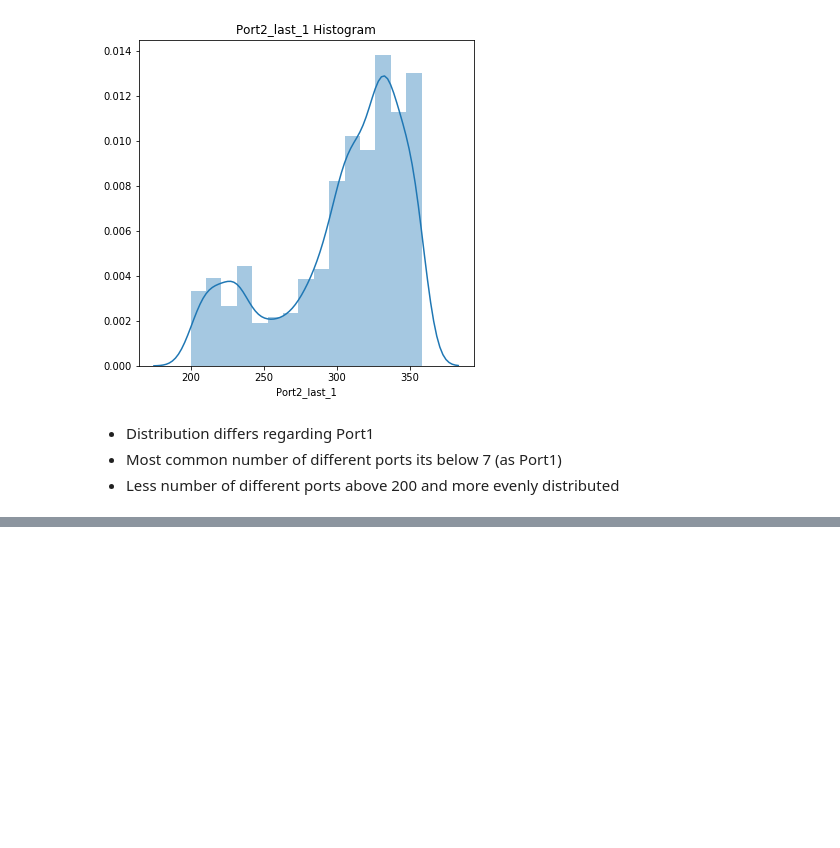
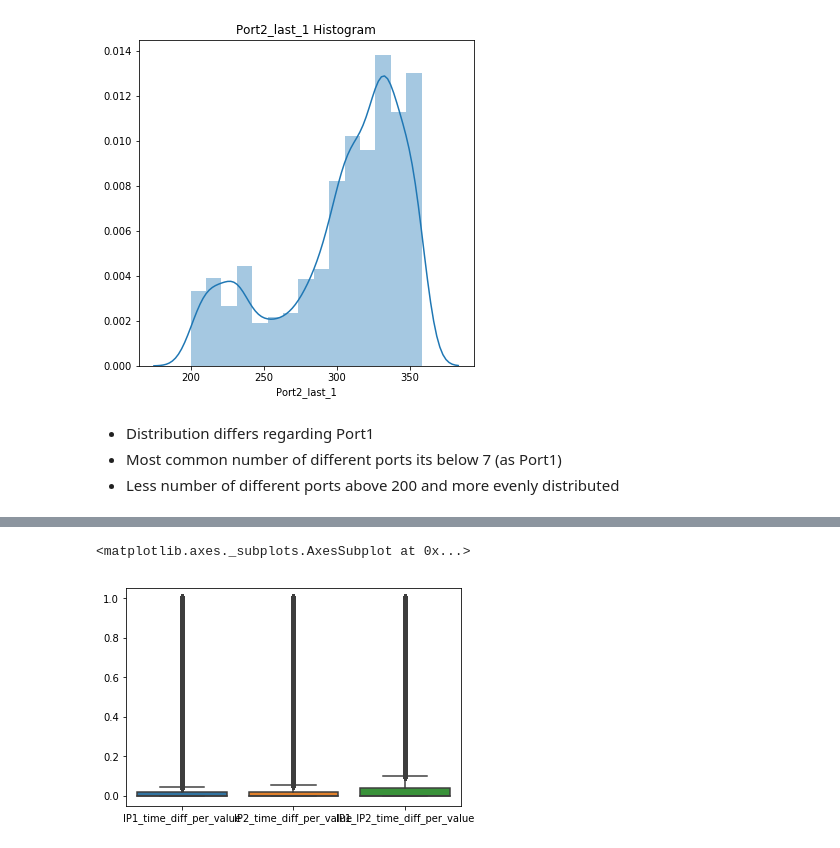
Before and after one commit to Gonmeso/TFM_Anomaly_Detection, a Jupyter notebook: src/EDA/EDA-Numerical_variables.ipynb, the cells around one changed output, grey strips where cells are left out. Saved outputs shown, nothing was run; the diff lists cells and outputs as text; code cells hidden in the pictures; blank space fills up the shorter version.

```diff
--- a/src/EDA/EDA-Numerical_variables.ipynb
+++ b/src/EDA/EDA-Numerical_variables.ipynb
@@ -376,0 +397,9 @@ plot_hist(data[idx_above], 'Port2_last_1', 15)
+# %%
+idx = (data['IP1_time_diff_per_value'] < 1) &\
+(data['IP2_time_diff_per_value'] < 1) &\
+(data['IP1_IP2_time_diff_per_value'] < 1)
+# %%
+sns.boxplot(data=data[box_vars][idx])
+# %% [output]
+<matplotlib.axes._subplots.AxesSubplot at 0x...>
+[figure, added]
```
Also changed, not shown: parts of 30 cells of this notebook.
